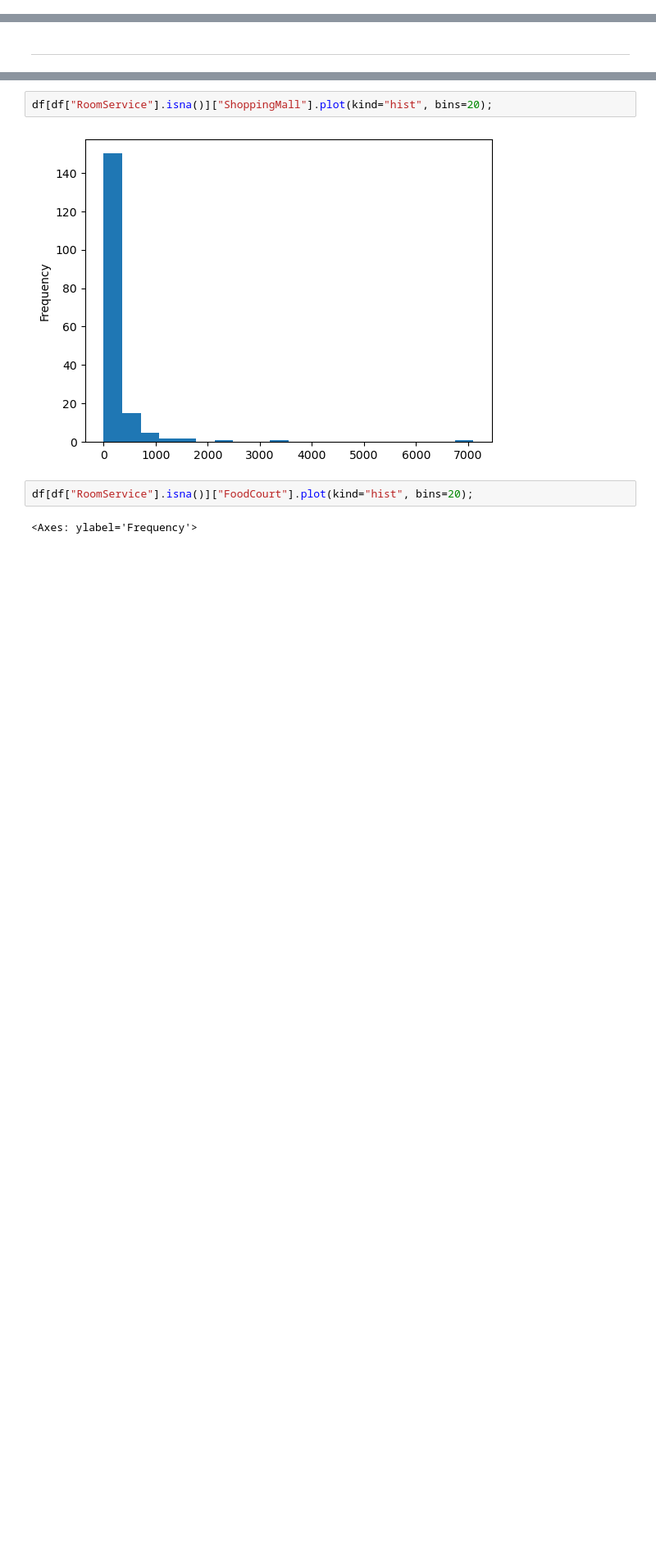
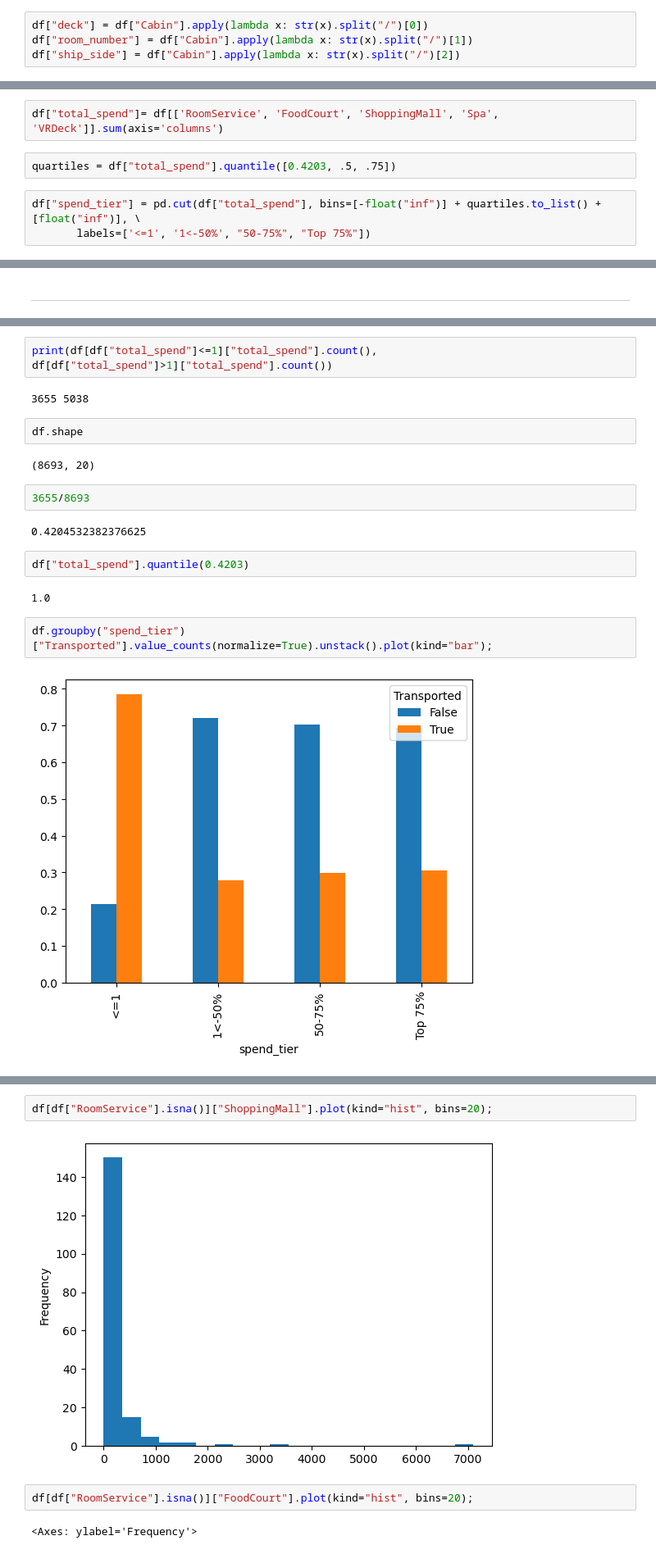
Before and after one commit to dvdhartsman/Spaceship_Titanic, a Jupyter notebook: Spaceship_Titanic.ipynb, the cells around one changed output, grey strips where cells are left out. Shown at 82% size. Drawn from its saved outputs; the diff is of its cells as text; blank space fills up the shorter version.

```diff
--- a/Spaceship_Titanic.ipynb
+++ b/Spaceship_Titanic.ipynb
@@ -216,0 +248,4 @@ df.shape
+# %%
+df["deck"] = df["Cabin"].apply(lambda x: str(x).split("/")[0])
+df["room_number"] = df["Cabin"].apply(lambda x: str(x).split("/")[1])
+df["ship_side"] = df["Cabin"].apply(lambda x: str(x).split("/")[2])
@@ -350,0 +441,7 @@ df["Name"].isna().sum()
+# %%
+df["total_spend"]= df[['RoomService', 'FoodCourt', 'ShoppingMall', 'Spa', 'VRDeck']].sum(axis='columns')
+# %%
+quartiles = df["total_spend"].quantile([0.4203, .5, .75])
+# %%
+df["spend_tier"] = pd.cut(df["total_spend"], bins=[-float("inf")] + quartiles.to_list() +[float("inf")], \
+       labels=['<=1', '1<-50%', "50-75%", "Top 75%"])
@@ -354,0 +470,21 @@ df["Name"].isna().sum()
+# %%
+print(df[df["total_spend"]<=1]["total_spend"].count(),
+df[df["total_spend"]>1]["total_spend"].count())
+# %% [output]
+3655 5038
+# %%
+df.shape
+# %% [output]
+(8693, 20)
+# %%
+3655/8693
+# %% [output]
+0.4204532382376625
+# %%
+df["total_spend"].quantile(0.4203)
+# %% [output]
+1.0
+# %%
+df.groupby("spend_tier")["Transported"].value_counts(normalize=True).unstack().plot(kind="bar");
+# %% [output]
+[figure, added]
```
Also changed, not shown: parts of 26 cells of this notebook.
